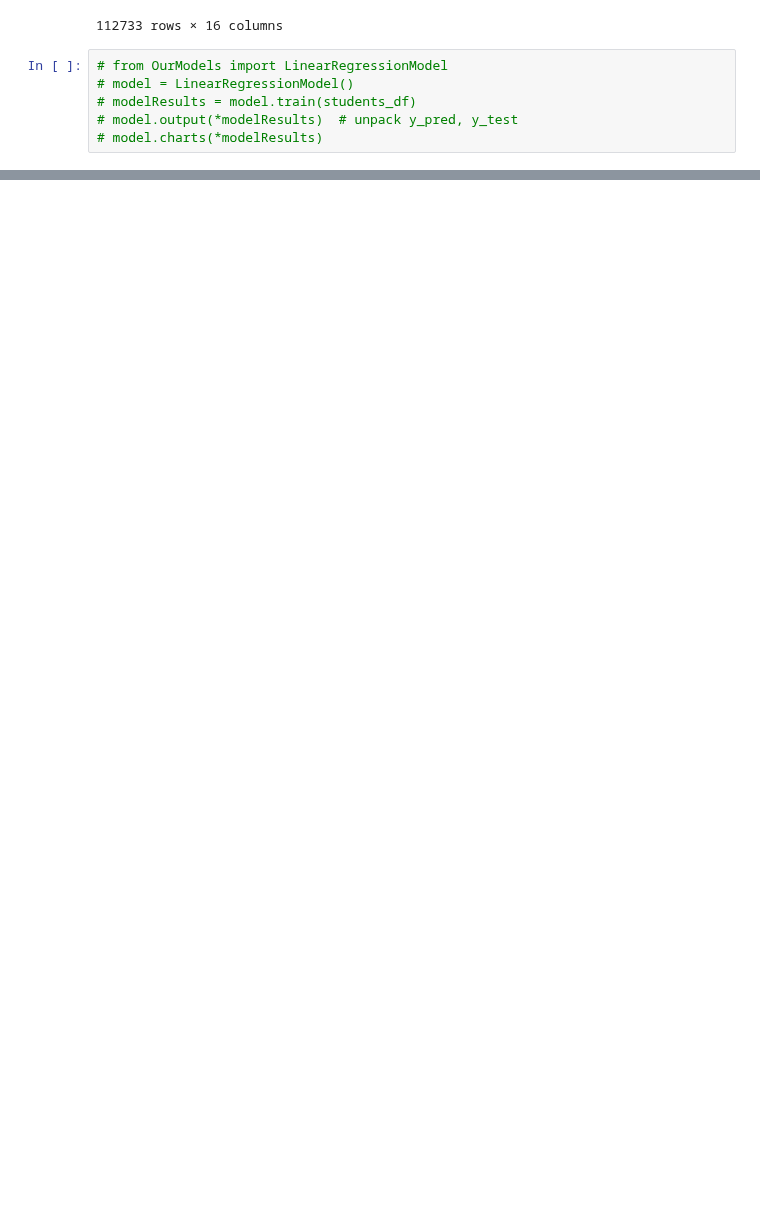
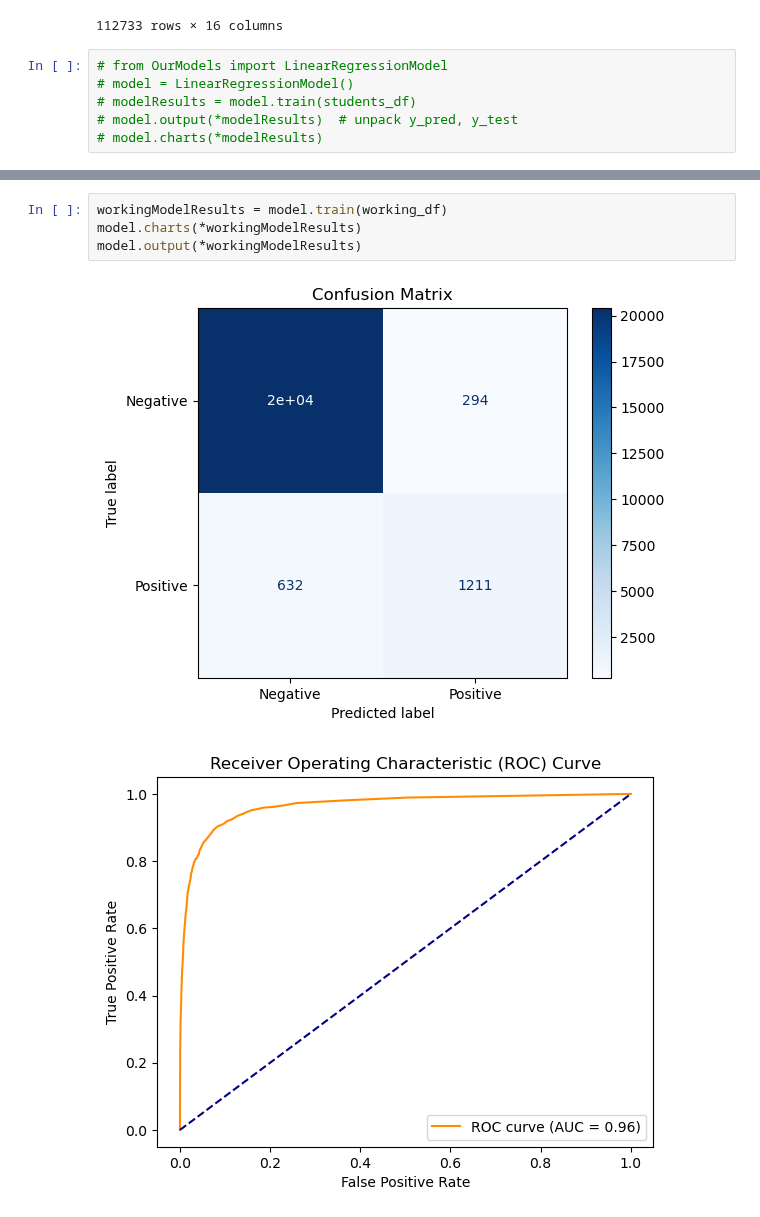
Before and after one commit to nikankad/COS322-depression, a Jupyter notebook: src/main.ipynb, the cells around one changed output, grey strips where cells are left out. Saved outputs shown, nothing was run; the diff lists cells and outputs as text; blank space fills up the shorter version.

Commit message:
Add training data and implement classification charts in helper functions. Moved files

```diff
--- a/src/main.ipynb
+++ b/src/main.ipynb
@@ -198,0 +207,7 @@ ROC AUC  : N/A (probabilities not available)
+# %%
+workingModelResults = model.train(working_df)
+model.charts(*workingModelResults)
+model.output(*workingModelResults)
+# %% [output]
+[figure, added]
+[figure, added]
```
Also changed, not shown: parts of 5 cells of this notebook, 7 other files.
